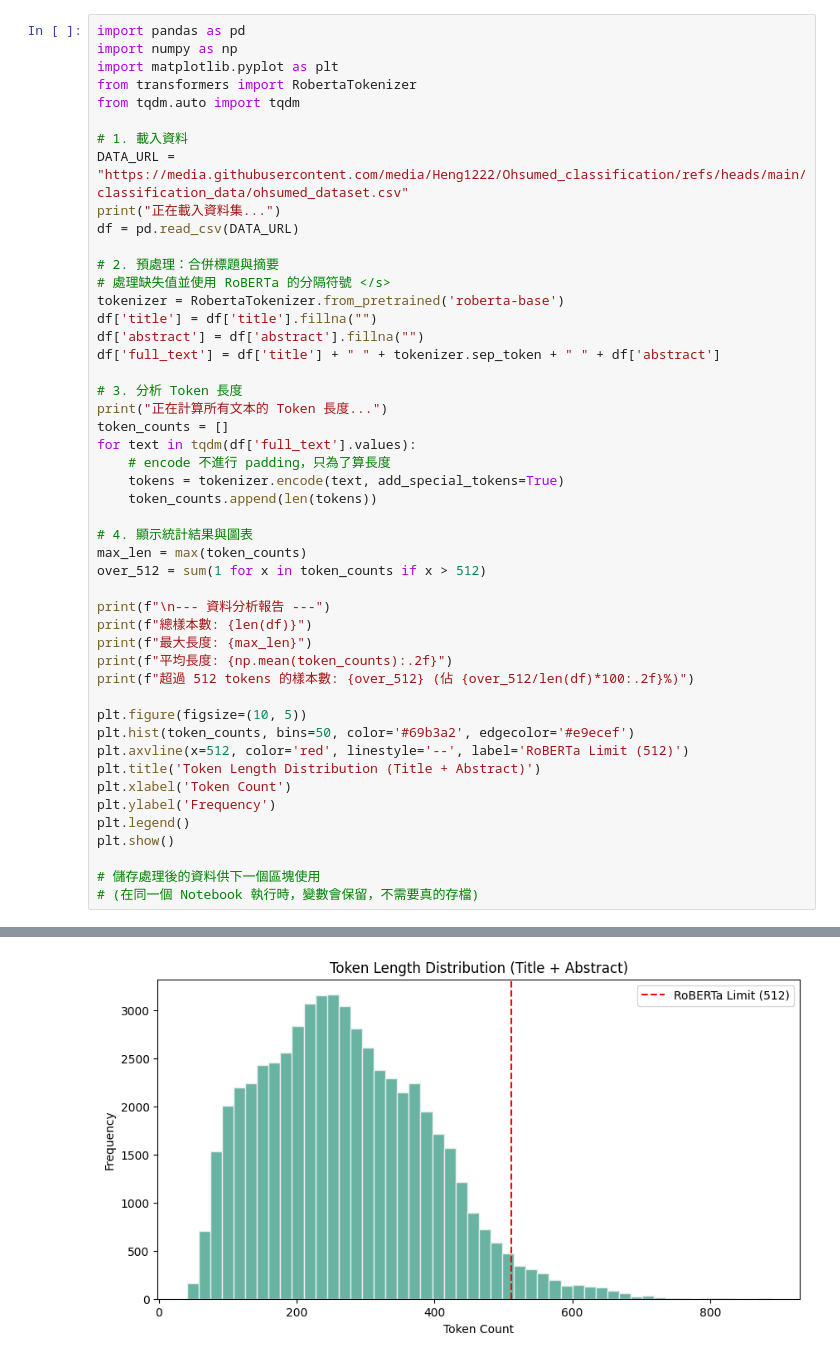
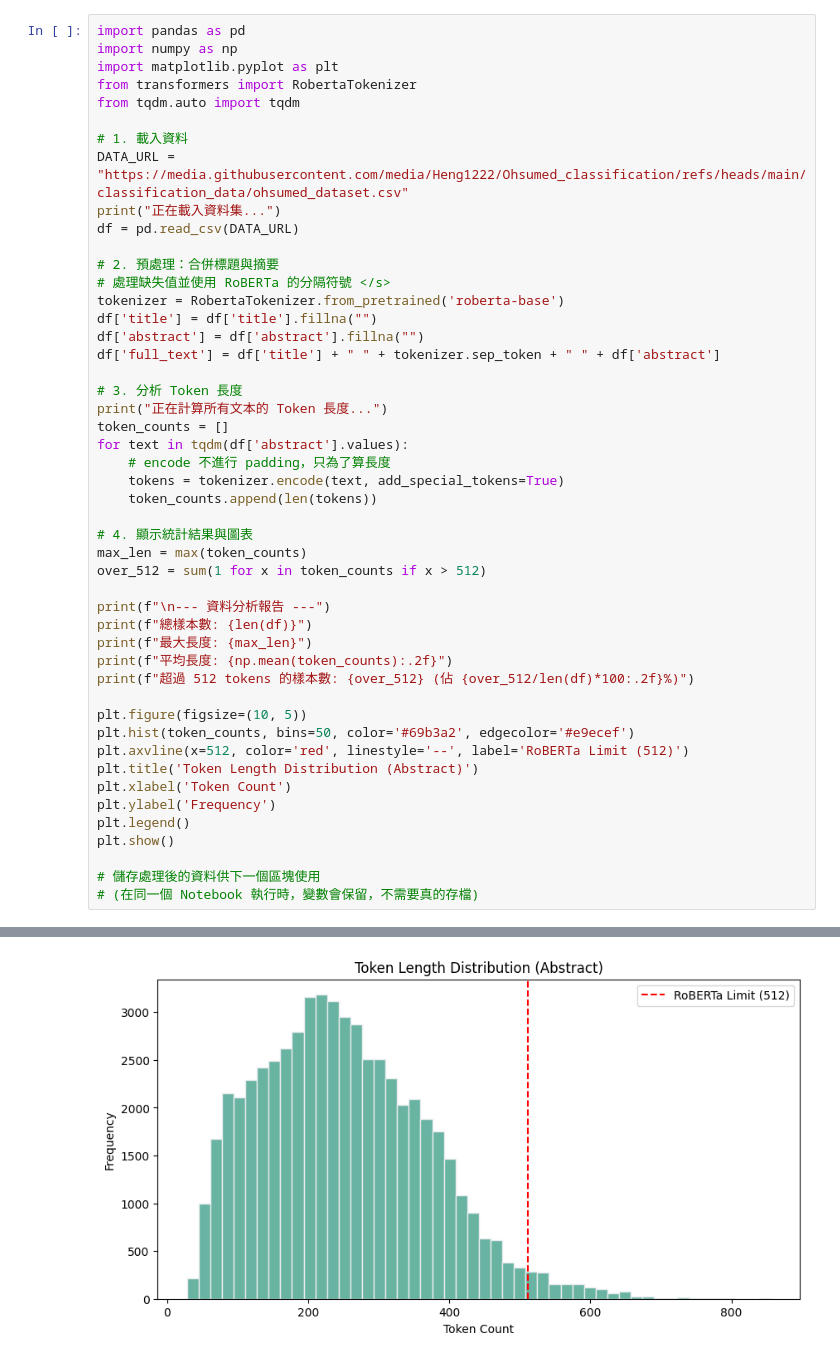
Before and after one commit to Heng1222/Ohsumed_classification, a Jupyter notebook: classification_data/abstract_token_length.ipynb, the cells around one changed output, grey strips where cells are left out. Cells and saved outputs as stored; diff of their text form.

Commit message:
fix: only focus on abstract column

```diff
--- a/classification_data/abstract_token_length.ipynb
+++ b/classification_data/abstract_token_length.ipynb
@@ -22,7 +22,7 @@ df['full_text'] = df['title'] + " " + tokenizer.sep_token + " " + df['abstract']
 # 3. 分析 Token 長度
 print("正在計算所有文本的 Token 長度...")
 token_counts = []
-for text in tqdm(df['full_text'].values):
+for text in tqdm(df['abstract'].values):
     # encode 不進行 padding，只為了算長度
     tokens = tokenizer.encode(text, add_special_tokens=True)
     token_counts.append(len(tokens))
@@ -40,7 +40,7 @@ print(f"超過 512 tokens 的樣本數: {over_512} (佔 {over_512/len(df)*100:.2
 plt.figure(figsize=(10, 5))
 plt.hist(token_counts, bins=50, color='#69b3a2', edgecolor='#e9ecef')
 plt.axvline(x=512, color='red', linestyle='--', label='RoBERTa Limit (512)')
-plt.title('Token Length Distribution (Title + Abstract)')
+plt.title('Token Length Distribution (Abstract)')
 plt.xlabel('Token Count')
 plt.ylabel('Frequency')
 plt.legend()
@@ -67 +60 @@ Token indices sequence length is longer than the specified maximum sequence leng
-[figure, old version]
+[figure, new version]
```
Also changed, not shown: parts of 2 cells of this notebook.
